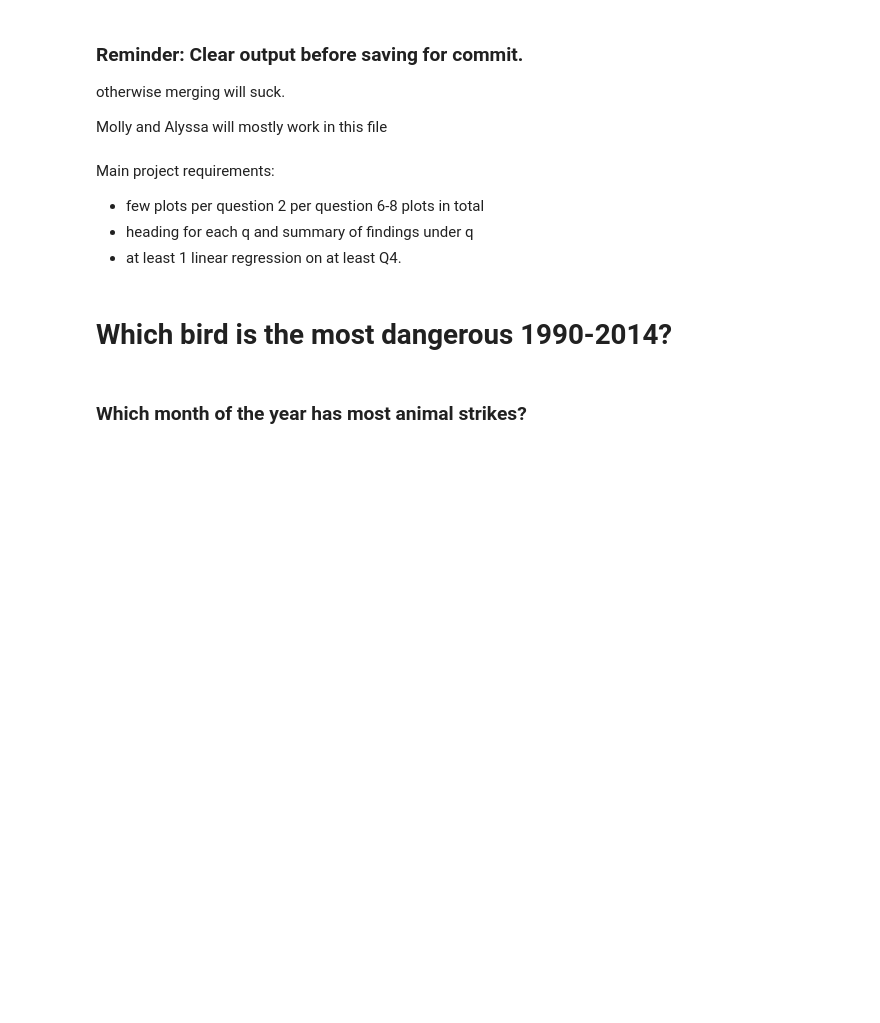
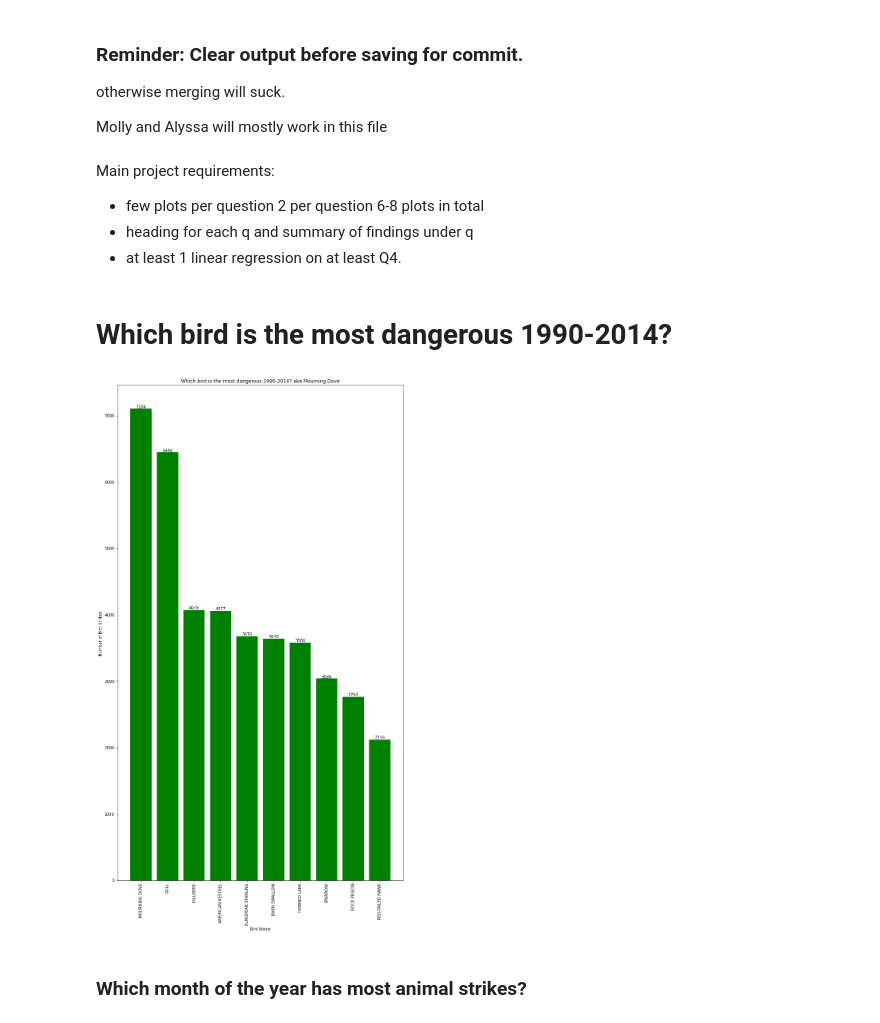
Before and after one commit to jagnoor/Aircraft-Wildlife-Strikes, a Jupyter notebook: planeVsBird_1.ipynb, the cells around one changed output. Drawn from its saved outputs; the diff is of its cells as text; code cells hidden in the pictures; blank space fills up the shorter version.

```diff
--- a/planeVsBird_1.ipynb
+++ b/planeVsBird_1.ipynb
@@ -29,35 +29,42 @@ subset_df.to_csv("Data/data_subset.csv")
 #removing "unknown" bird species, removing partial year data for 2015
 birdType_df = subset_df[["Species Name","Species ID","Species Quantity"]].loc[(subset_df["Species Name"]!= "UNKNOWN MEDIUM BIRD") & (subset_df["Species Name"]!= "UNKNOWN SMALL BIRD")
                                                                               & (subset_df["Species Name"]!= "UNKNOWN LARGE BIRD") & (subset_df["Species Name"]!= "UNKNOWN BIRD")
                                                                               & (subset_df["Incident Year"]!= 2015)]
 
 
 # todo add labels, pretty up.  add thoughts on results
 birdCounts = birdType_df["Species Name"].value_counts()
 
 y_axis = birdCounts[:10]
 x_axis = birdCounts.index[:10]
 
-plt.figure(figsize=(10,5))
+# plt.figure(figsize=(10,5))
 plt.bar(x_axis, y_axis, color = "green")
 plt.tight_layout()
 tick_locations = [value for value in x_axis]
 plt.xticks(tick_locations,birdCounts.index[:10], rotation="vertical")
 
 plt.xlabel('Bird Name') # Label the x axis
 plt.ylabel("Number of Bird Strikes ")  # Label the y axis
 plt.title(" Which bird is the most dangerous 1990-2014? aka Mourning Dove ")
 
 for i in range(len(y_axis)):
     plt.annotate(str(y_axis[i]), xy=(x_axis[i],y_axis[i]), ha='center', va='bottom')
 
-plt.savefig("Images/DangerousMourningDove.png") # TODO The legend and axis names are put in the saved image.
 
+figure = plt.gcf()
+
+figure.set_size_inches(12, 20)
+
+plt.savefig("Images/DangerousMourningDove.png", dpi=500) # TODO The legend and axis names are put in the saved image.
 
 plt.show()
 
+
 # TODO Add Data Labels and name all axis - DONE
 # Write a observation summary for the graph.
+# %% [output]
+[figure, added]
 # %% [markdown]
 ### Which month of the year has most animal strikes?
 # %%
```
Also changed, not shown: parts of 3 cells of this notebook, 1 other file.
